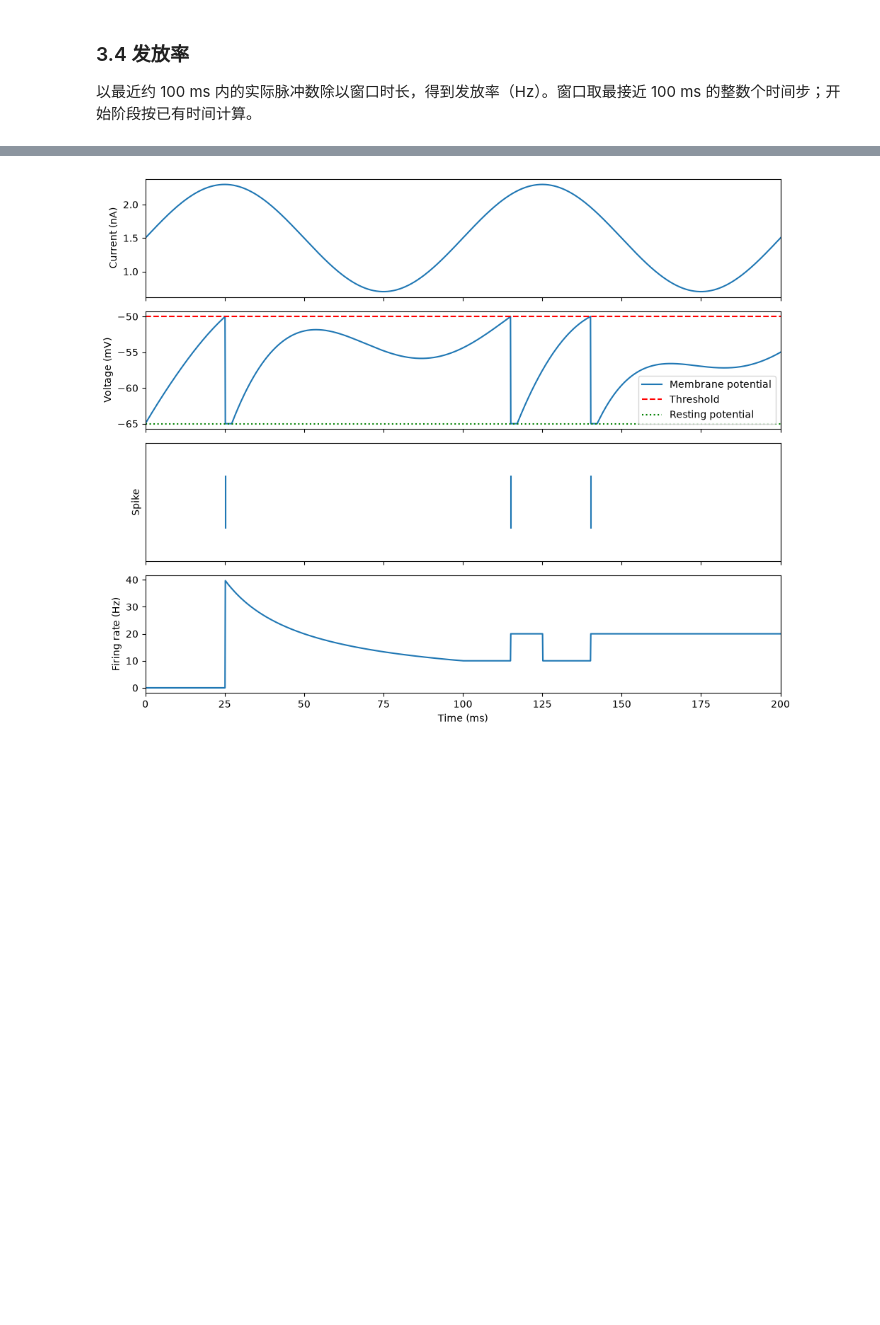
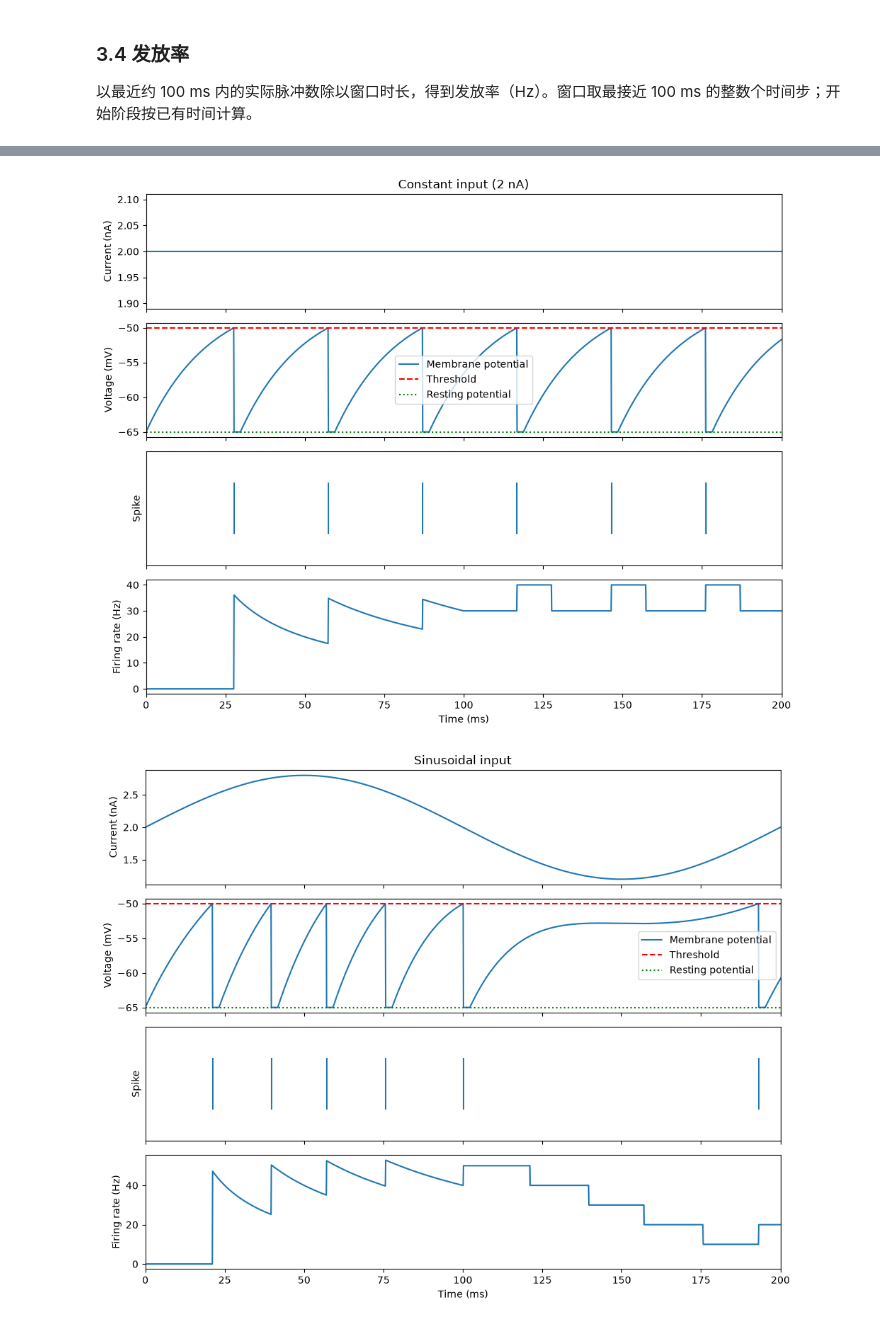
Before and after one commit to LevelDownRefine/neural-network-teaching, a Jupyter notebook: lif/task1_lif.ipynb, the cells around one changed output, grey strips where cells are left out. Cells and saved outputs as stored; diff of their text form; code cells hidden in the pictures; blank space fills up the shorter version.

```diff
--- a/lif/task1_lif.ipynb
+++ b/lif/task1_lif.ipynb
@@ -178,9 +187,7 @@ plt.show()
 
 每条竖线表示一次实际检测到的脉冲。
 # %%
-fig, ax = plt.subplots(figsize=(10, 2))
-ax.eventplot(time_ms[spikes.astype(bool)])
-ax.set(xlabel="Time (ms)", ylabel="Spike", yticks=[], xlim=(0, 200))
-plt.show()
-print(f"脉冲总数：{int(spikes.sum())}")
+plot_comparison(examples, "spikes", V_rest, V_th)
+for name, data in examples.items():
+    print(f"{name}：{int(data['spikes'].sum())} 个脉冲")
 # %% [output]
@@ -199,10 +207,10 @@ def firing_rate(spikes, dt):
     start = np.maximum(0, end - window_steps)
     return (cumulative[end] - cumulative[start]) / ((end - start) * dt / 1000)
 # %%
-rates = firing_rate(spikes, dt)
-fig, ax = plt.subplots(figsize=(10, 2))
-ax.plot(time_ms, rates)
-ax.set(xlabel="Time (ms)", ylabel="Firing rate (Hz)", xlim=(0, 200))
-plt.show()
-print(f"全程平均发放率：{spikes.sum() / (len(spikes) * dt / 1000):.1f} Hz")
+for data in examples.values():
+    data["rate"] = firing_rate(data["spikes"], dt)
+plot_comparison(examples, "rate", V_rest, V_th)
+for name, data in examples.items():
+    average_rate = data["spikes"].sum() / (len(data["spikes"]) * dt / 1000)
+    print(f"{name}：平均发放率 {average_rate:.1f} Hz")
 # %% [output]
@@ -221,17 +230,6 @@ print(f"全程平均发放率：{spikes.sum() / (len(spikes) * dt / 1000):.1f} H
 # %%
-fig, axes = plt.subplots(4, 1, figsize=(10, 8), sharex=True)
-axes[0].plot(input_time_ms, I)
-axes[0].set_ylabel("Current (nA)")
-axes[1].plot(time_ms, voltages, label="Membrane potential")
-axes[1].axhline(V_th, color="red", linestyle="--", label="Threshold")
-axes[1].axhline(V_rest, color="green", linestyle=":", label="Resting potential")
-axes[1].set_ylabel("Voltage (mV)")
-axes[1].legend()
-axes[2].eventplot(time_ms[spikes.astype(bool)])
-axes[2].set(ylabel="Spike", yticks=[])
-axes[3].plot(time_ms, rates)
-axes[3].set(xlabel="Time (ms)", ylabel="Firing rate (Hz)", xlim=(0, 200))
-fig.tight_layout()
-plt.show()
+for name, data in examples.items():
+    plot_summary(name, data, V_rest, V_th)
 # %% [output]
-[figure, old version]
+[figure, new version]
+[figure, added]
```
Also changed, not shown: parts of 10 cells of this notebook, 1 other file.
